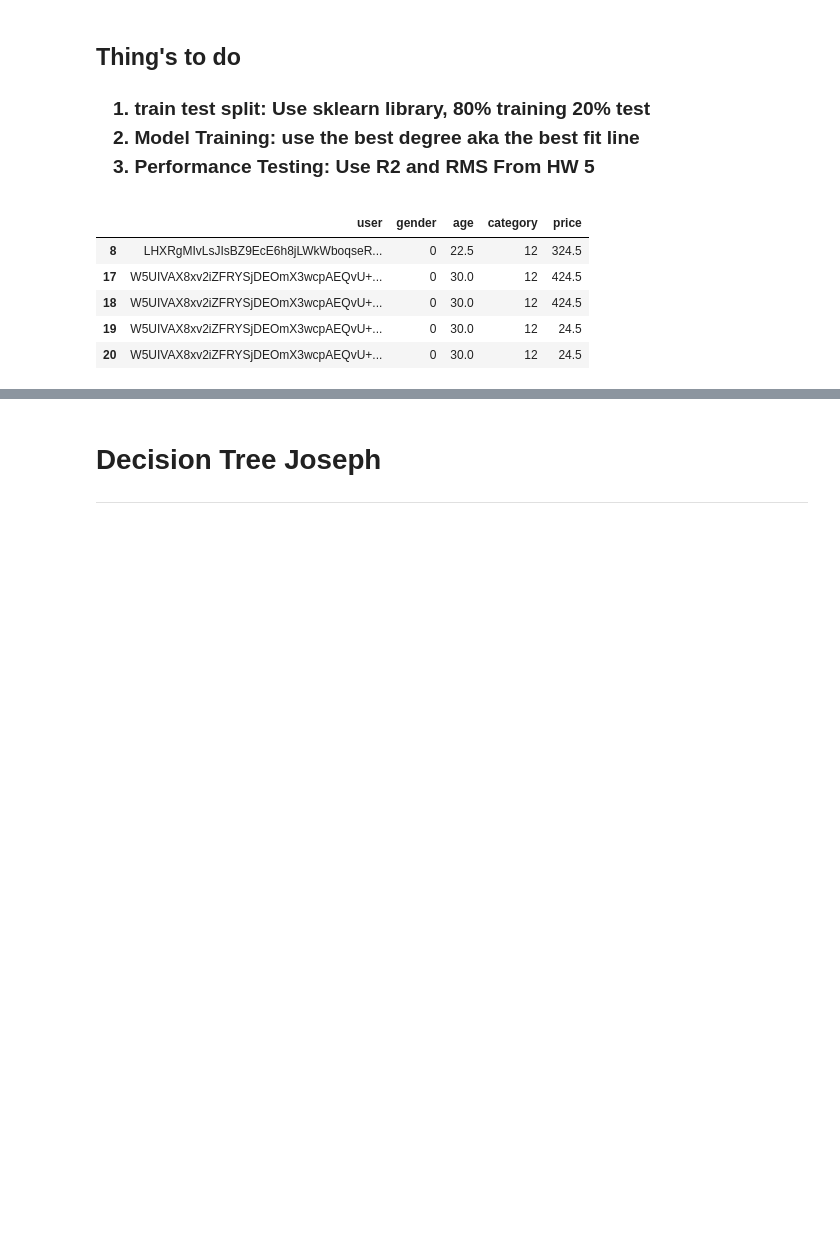
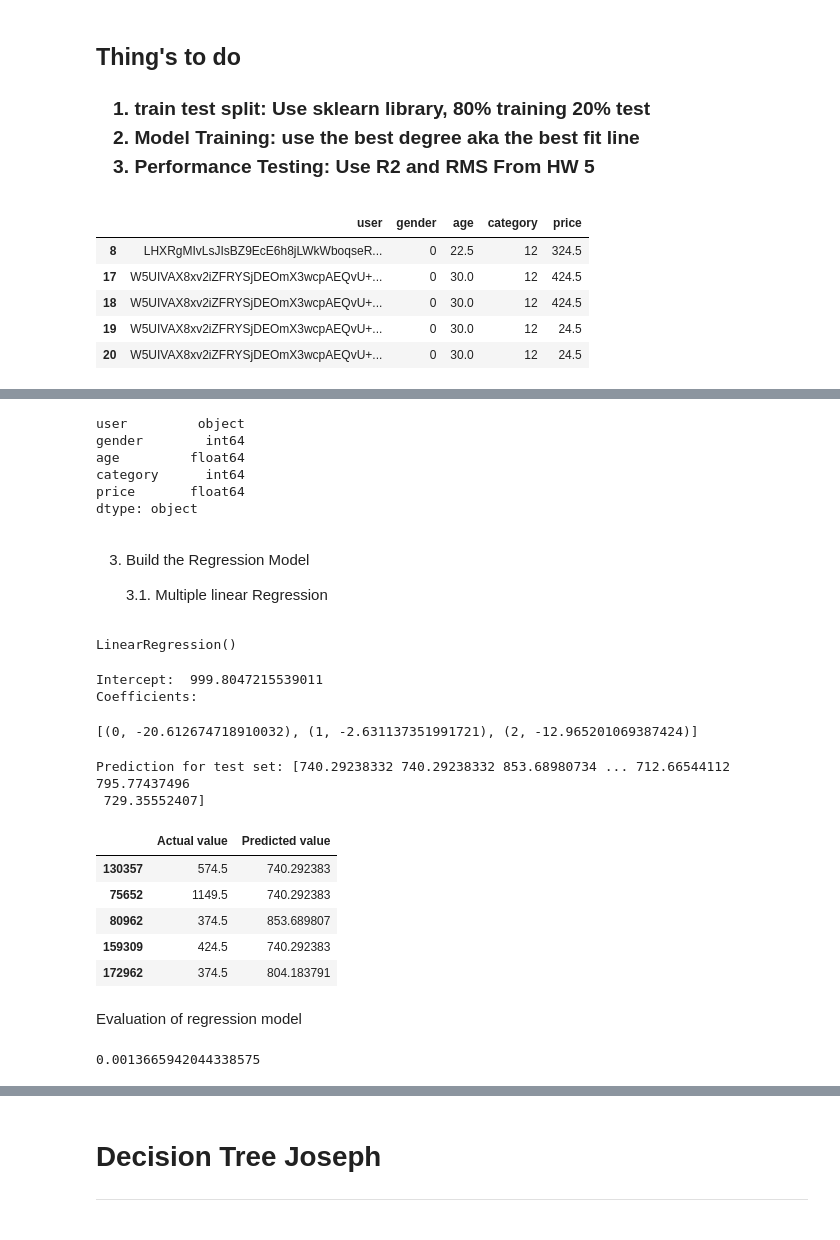
Before and after one commit to JunoTsangChunLung/IEDA3302_Project, a Jupyter notebook: resources.ipynb, the cells around one changed output, grey strips where cells are left out. Drawn from its saved outputs; the diff is of its cells as text; code cells hidden in the pictures; blank space fills up the shorter version.

Commit message:
1128 update on regression

```diff
--- a/resources.ipynb
+++ b/resources.ipynb
@@ -200,0 +270,53 @@ df.head()
+# %%
+df.dtypes
+# %% [output]
+user         object
+gender        int64
+age         float64
+category      int64
+price       float64
+dtype: object
+# %% [markdown]
+3. Build the Regression Model
+
+    3.1. Multiple linear Regression
+# %%
+mlr = LinearRegression()
+mlr.fit(x_train, y_train)
+# %% [output]
+LinearRegression()
+# %%
+# model equation of multiple linear regression
+print("Intercept: " ,mlr.intercept_)
+print("Coefficients:")
+list(zip(x, mlr.coef_))
+# %% [output]
+Intercept:  999.8047215539011
+Coefficients:
+[(0, -20.612674718910032), (1, -2.631137351991721), (2, -12.965201069387424)]
+# %%
+# prediction of test set
+y_pred_mlr= mlr.predict(x_test)
+print("Prediction for test set: {}".format(y_pred_mlr))
+# %% [output]
+Prediction for test set: [740.29238332 740.29238332 853.68980734 ... 712.66544112 795.77437496
+ 729.35552407]
+# %%
+# Since it is difficult to plot out a graph with 4 parameter, so I will only plot out the graph comparsion between the actual value and predicted value
+# Actual values and the predicted values
+mlr_diff = pd.DataFrame({'Actual value': y_test, 'Predicted value': y_pred_mlr})
+mlr_diff.head()
+# %% [output]
+|  | Actual value | Predicted value |
+| 130357 | 574.5 | 740.292383 |
+| 75652 | 1149.5 | 740.292383 |
+| 80962 | 374.5 | 853.689807 |
+| 159309 | 424.5 | 740.292383 |
+| 172962 | 374.5 | 804.183791 |
+# %% [markdown]
+ Evaluation of regression model
+# %%
+score_mlr = mlr.score(x_test, y_test)
+print(score_mlr)
+# %% [output]
+0.0013665942044338575
```
Also changed, not shown: parts of 16 cells of this notebook.
